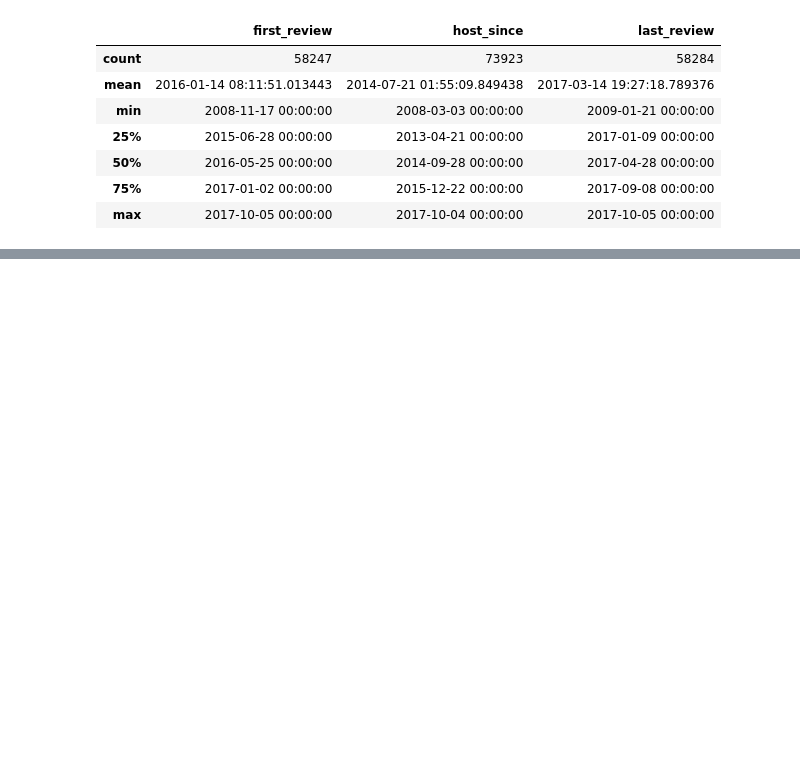
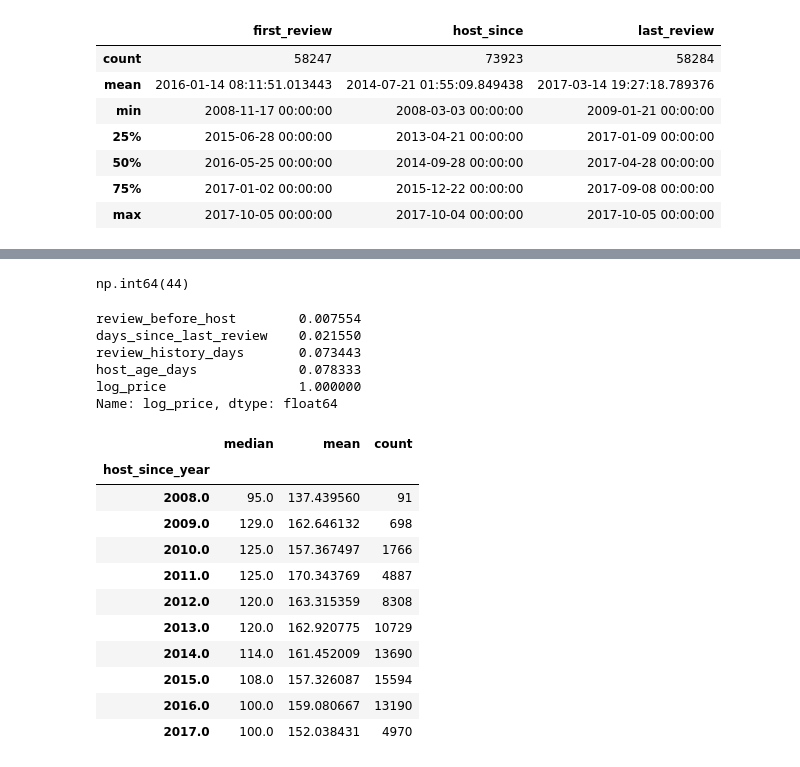
Before and after one commit to Car1LL/airbnb_prices_prediction, a Jupyter notebook: notebooks/01_EDA.ipynb, the cells around one changed output, grey strips where cells are left out. Saved outputs shown, nothing was run; the diff lists cells and outputs as text; code cells hidden in the pictures; blank space fills up the shorter version.

```diff
--- a/notebooks/01_EDA.ipynb
+++ b/notebooks/01_EDA.ipynb
@@ -489,0 +586,41 @@ sns.boxplot(
+# %%
+(df['first_review'] < df['host_since']).sum()
+# %% [output]
+np.int64(44)
+# %%
+df['review_before_host'] = (
+    df['first_review'] < df['host_since']
+).astype(int)
+# %%
+datetime_features = [
+    'host_age_days',
+    'days_since_last_review',
+    'review_history_days',
+    'review_before_host'
+]
+
+df[datetime_features + ['log_price']].corr()['log_price'].sort_values()
+# %% [output]
+review_before_host        0.007554
+days_since_last_review    0.021550
+review_history_days       0.073443
+host_age_days             0.078333
+log_price                 1.000000
+Name: log_price, dtype: float64
+# %%
+df.groupby('host_since_year')['price'].agg(
+    ['median', 'mean', 'count']
+)
+# %% [output]
+|  | median | mean | count |
+| host_since_year |  |  |  |
+| 2008.0 | 95.0 | 137.439560 | 91 |
+| 2009.0 | 129.0 | 162.646132 | 698 |
+| 2010.0 | 125.0 | 157.367497 | 1766 |
+| 2011.0 | 125.0 | 170.343769 | 4887 |
+| 2012.0 | 120.0 | 163.315359 | 8308 |
+| 2013.0 | 120.0 | 162.920775 | 10729 |
+| 2014.0 | 114.0 | 161.452009 | 13690 |
+| 2015.0 | 108.0 | 157.326087 | 15594 |
+| 2016.0 | 100.0 | 159.080667 | 13190 |
+| 2017.0 | 100.0 | 152.038431 | 4970 |
```
Also changed, not shown: parts of 16 cells of this notebook.
